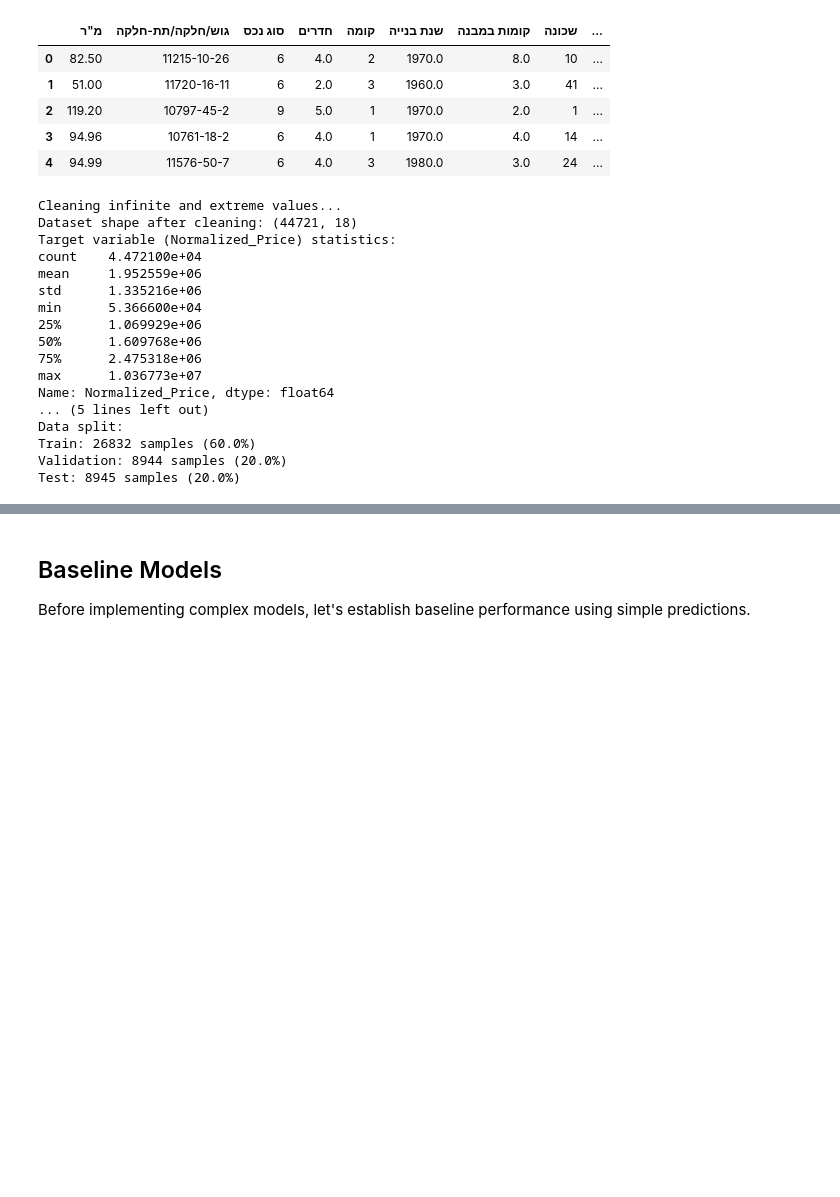
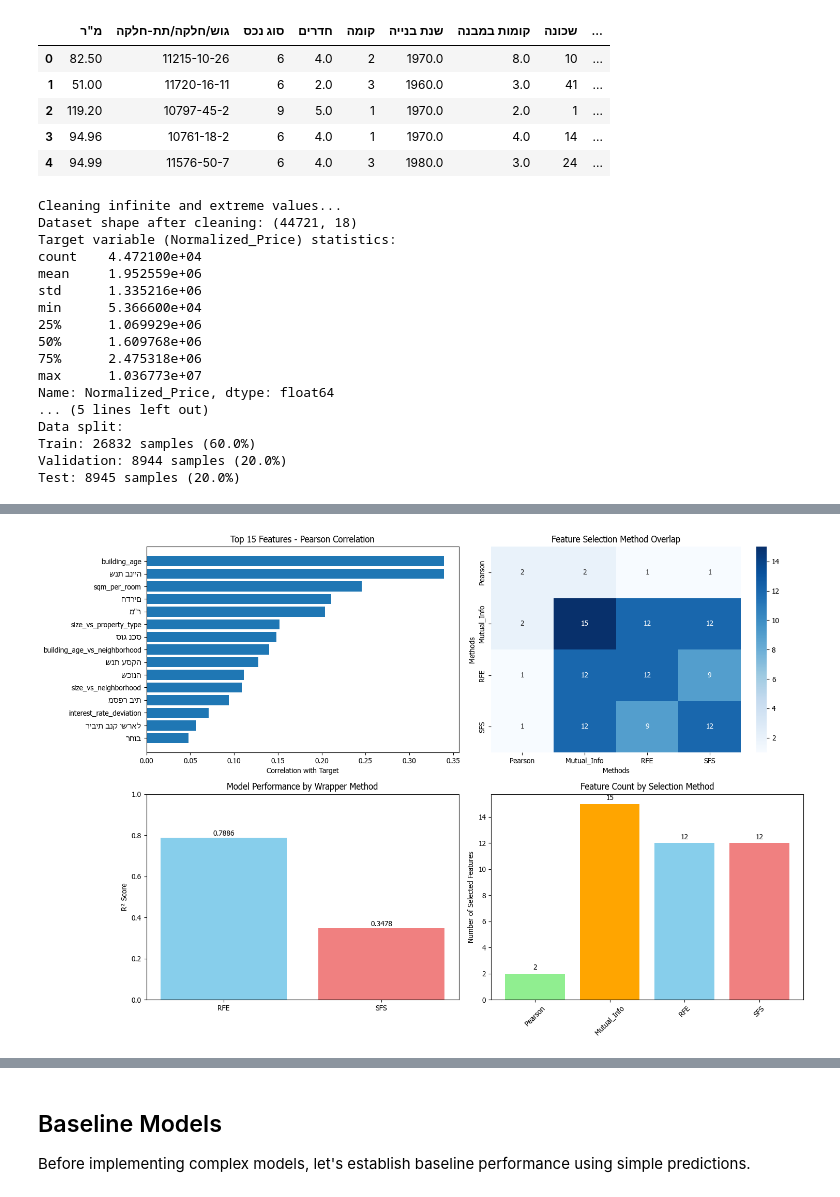
Before and after one commit to sagivma/Nadlan-Haifa, a Jupyter notebook: haifa_nadlan_analysis.ipynb, the cells around one changed output, grey strips where cells are left out. Saved outputs shown, nothing was run; the diff lists cells and outputs as text; code cells hidden in the pictures; blank space fills up the shorter version.

```diff
--- a/haifa_nadlan_analysis.ipynb
+++ b/haifa_nadlan_analysis.ipynb
@@ -856,0 +1114,68 @@ Test: 8945 samples (20.0%)
+# %%
+# Execute Feature Selection Pipeline
+print("🔍 COMPREHENSIVE FEATURE SELECTION PIPELINE")
+print("=" * 60)
+
+# Step 1: Variance Threshold
+X_variance = step1_variance_threshold(X, threshold=VARIANCE_THRESHOLD)
+
+# Step 2: Filter Methods
+filter_results = step2_filter_methods(X_variance, y)
+
+# Step 3: Wrapper Methods (use union of filter method features)
+pearson_features = filter_results['pearson']['features']
+mi_features = filter_results['mutual_info']['features']
+union_features = list(set(pearson_features + mi_features))
+
+print(f"\n=== Union of Filter Methods ===")
+print(f"Pearson features: {len(pearson_features)}")
+print(f"Mutual Info features: {len(mi_features)}")
+print(f"Union features: {len(union_features)}")
+
+wrapper_results = step3_wrapper_methods(X_variance, y, union_features)
+
+# Step 4: Analyze overlap and visualize
+common_features, all_features_performance, overlap_matrix = analyze_overlap_and_visualize(filter_results, wrapper_results)
+
+# Determine best features for final model
+print(f"\n=== FINAL FEATURE SELECTION RECOMMENDATION ===")
+
+# Performance comparison
+rfe_performance = wrapper_results['rfe']['r2_score']
+sfs_performance = wrapper_results['sfs']['r2_score']
+
+if rfe_performance > sfs_performance:
+    best_wrapper_method = 'rfe'
+    best_wrapper_features = wrapper_results['rfe']['features']
+    print(f"🏆 Best wrapper method: RFE (R² = {rfe_performance:.4f})")
+else:
+    best_wrapper_method = 'sfs'
+    best_wrapper_features = wrapper_results['sfs']['features']
+    print(f"🏆 Best wrapper method: SFS (R² = {sfs_performance:.4f})")
+
+print(f"✅ Selected features ({len(best_wrapper_features)}):")
+for i, feature in enumerate(best_wrapper_features, 1):
+    print(f"   {i:2d}. {feature}")
+
+# Store final selected features for modeling
+SELECTED_FEATURES = best_wrapper_features
+print(f"\n📊 Final dataset for modeling: {len(SELECTED_FEATURES)} features")
+print(f"🎯 Feature reduction: {X.shape[1]} → {len(SELECTED_FEATURES)} ({100*len(SELECTED_FEATURES)/X.shape[1]:.1f}%)")
+
+# Update datasets with selected features
+X_final = X[SELECTED_FEATURES].copy()
+X_train_final = X_train[SELECTED_FEATURES].copy()
+X_val_final = X_val[SELECTED_FEATURES].copy()
+X_test_final = X_test[SELECTED_FEATURES].copy()
+
+# Update scaled versions
+scaler_final = StandardScaler()
+X_train_final_scaled = scaler_final.fit_transform(X_train_final)
+X_val_final_scaled = scaler_final.transform(X_val_final)
+X_test_final_scaled = scaler_final.transform(X_test_final)
+
+print(f"\n✅ Updated training datasets with selected features:")
+print(f"   Train: {X_train_final.shape}")
+print(f"   Validation: {X_val_final.shape}")
+print(f"   Test: {X_test_final.shape}")
+# %% [output]
@@ -856,0 +1216 @@ Test: 8945 samples (20.0%)
+[figure, added]
```
Also changed, not shown: parts of 14 cells of this notebook, 1 other file.
